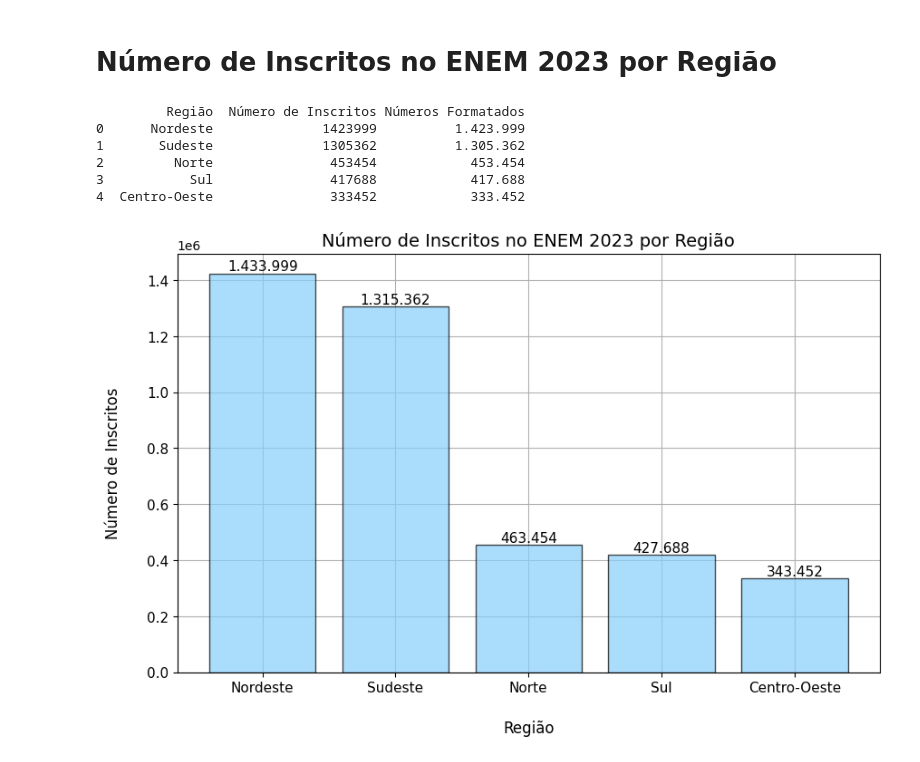
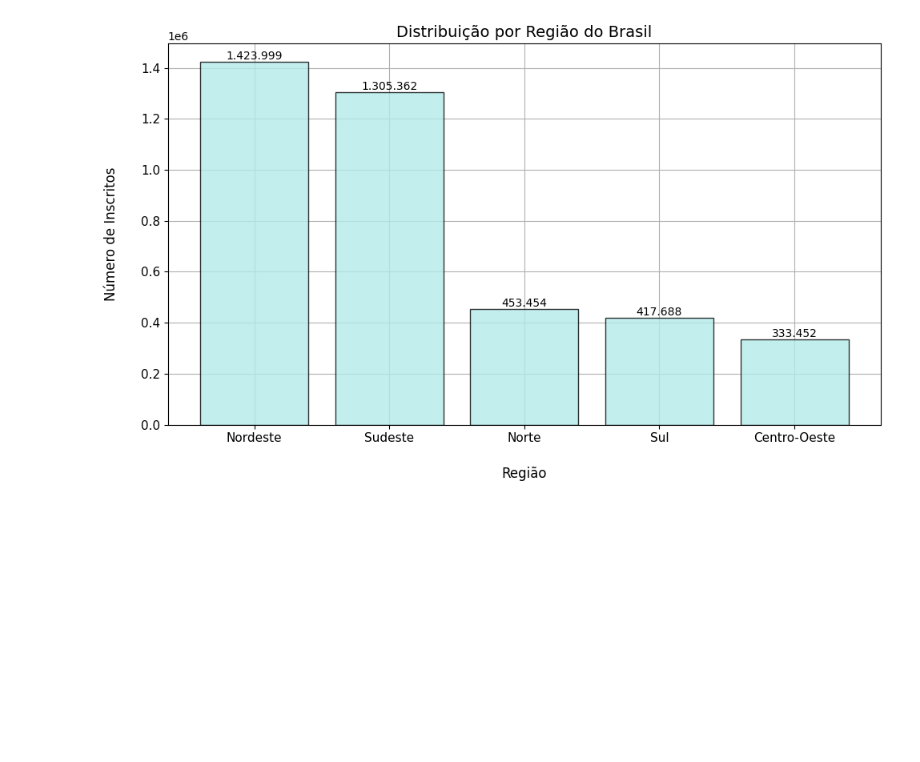
Before and after one commit to g-coutos/tcc, a Jupyter notebook: tcc.ipynb, the cells around one changed output. Saved outputs shown, nothing was run; the diff lists cells and outputs as text; code cells hidden in the pictures; blank space fills up the shorter version.

```diff
--- a/tcc.ipynb
+++ b/tcc.ipynb
@@ -79,2 +65,0 @@ plt.show()
-# %% [markdown]
-# Número de Inscritos no ENEM 2023 por Região
@@ -96,49 +66,43 @@ data["ST_REGIAO"] = data["SG_UF_PROVA"].apply(get_region)
 # %%
+# Ditribuição por Região dos Inscritos no ENEM 2023
+regions = {
+    "Norte": ["AC", "AP", "AM", "PA", "RO", "RR", "TO"],
+    "Nordeste": ["AL", "BA", "CE", "MA", "PB", "PE", "PI", "RN", "SE"],
+    "Centro-Oeste": ["DF", "GO", "MS", "MT"],
+    "Sudeste": ["ES", "MG", "RJ", "SP"],
+    "Sul": ["PR", "RS", "SC"]
+}
+
+def get_region(uf):
+    for region, ufs in regions.items():
+        if uf in ufs:
+            return region
+
+data["ST_REGIAO"] = data["SG_UF_PROVA"].apply(get_region)
+
 participants_by_region = data["ST_REGIAO"].value_counts().reset_index()
 participants_by_region.columns = ["Região", "Número de Inscritos"]
 
-participants_by_region["Números Formatados"] = participants_by_region["Número de Inscritos"].apply(
-    lambda x: f"{x:,.0f}".replace(",", ".")
+plt.figure(figsize=(10, 6))
+bars = plt.bar(
+    participants_by_region["Região"],
+    participants_by_region["Número de Inscritos"],
+    color="#B5EAEA",
+    edgecolor="black",
+    alpha=0.8,
+    zorder=2,
 )
 
-print(participants_by_region)
+add_top_bar_labels(bars, 10000)
+
+plt.title("Distribuição por Região do Brasil", fontsize=14)
+plt.xlabel("Região", fontsize=12, labelpad=20)
+plt.ylabel("Número de Inscritos", fontsize=12, labelpad=20)
+plt.xticks(fontsize=11)
+plt.yticks(fontsize=11)
+plt.grid(zorder=2)
+plt.tight_layout()
+plt.savefig('2.png')
+plt.show()
 # %% [output]
-         Região  Número de Inscritos Números Formatados
-0      Nordeste              1423999          1.423.999
-1       Sudeste              1305362          1.305.362
-2         Norte               453454            453.454
-3           Sul               417688            417.688
-4  Centro-Oeste               333452            333.452
+[figure, added]
-# %%
-plt.figure(figsize=(10, 6))
-bars = plt.bar(
-    participants_by_region["Região"],
-    participants_by_region["Número de Inscritos"],
-    color="lightskyblue",
-    edgecolor="black",
-    alpha=0.7,
-    zorder=2,
-)
-
-for bar in bars:
-    height = bar.get_height() + 10000
-    plt.text(
-        bar.get_x() + bar.get_width() / 2,
-        height,
-        f"{height:,.0f}".replace(",", "."),
-        ha="center",
-        fontsize=11,
-        color="black"
-    )
-
-plt.title("Número de Inscritos no ENEM 2023 por Região", fontsize=14)
-plt.xlabel("Região", fontsize=12, labelpad=20)
-plt.ylabel("Número de Inscritos", fontsize=12, labelpad=20)
-plt.xticks(fontsize=11)
-plt.yticks(fontsize=11)
-plt.grid(zorder=2)
-
-plt.tight_layout()
-plt.show()
-# %% [output]
-[figure, removed]
```
Also changed, not shown: parts of 16 cells of this notebook, 8 other files.
